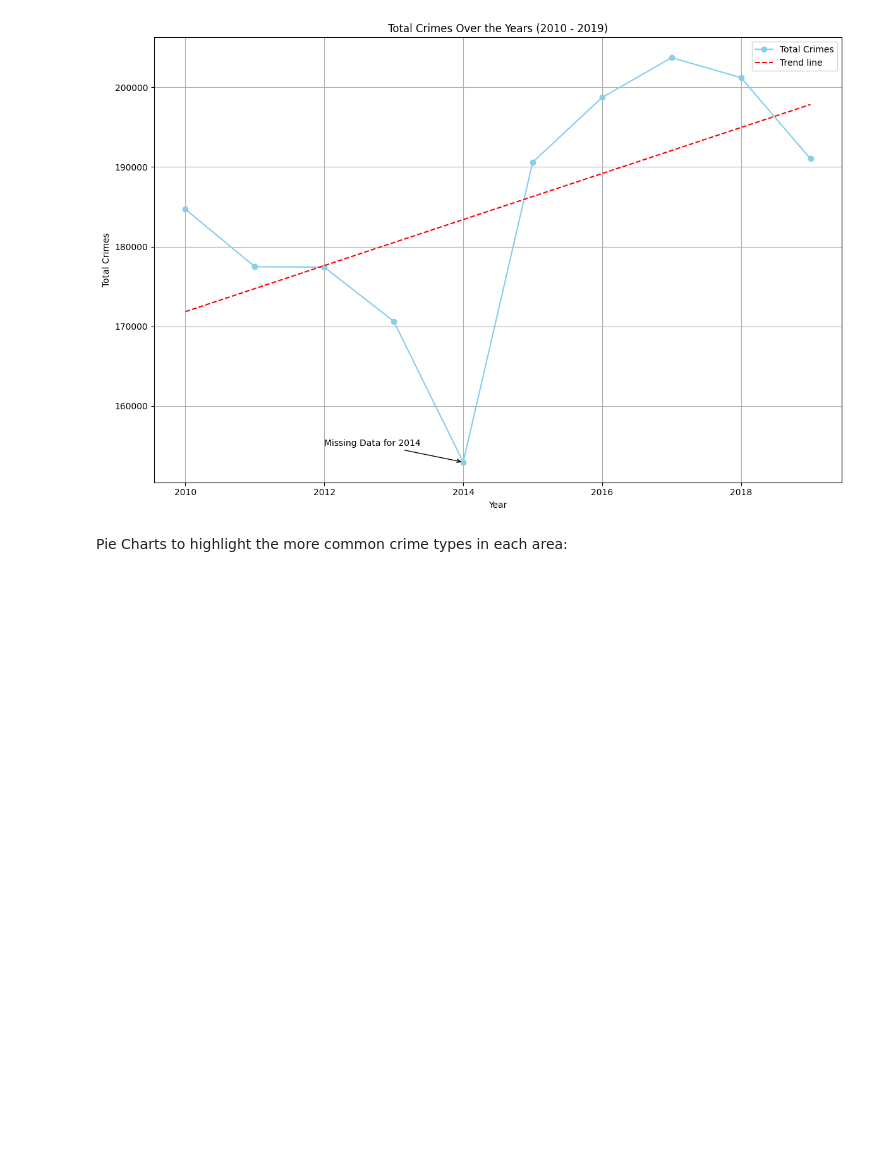
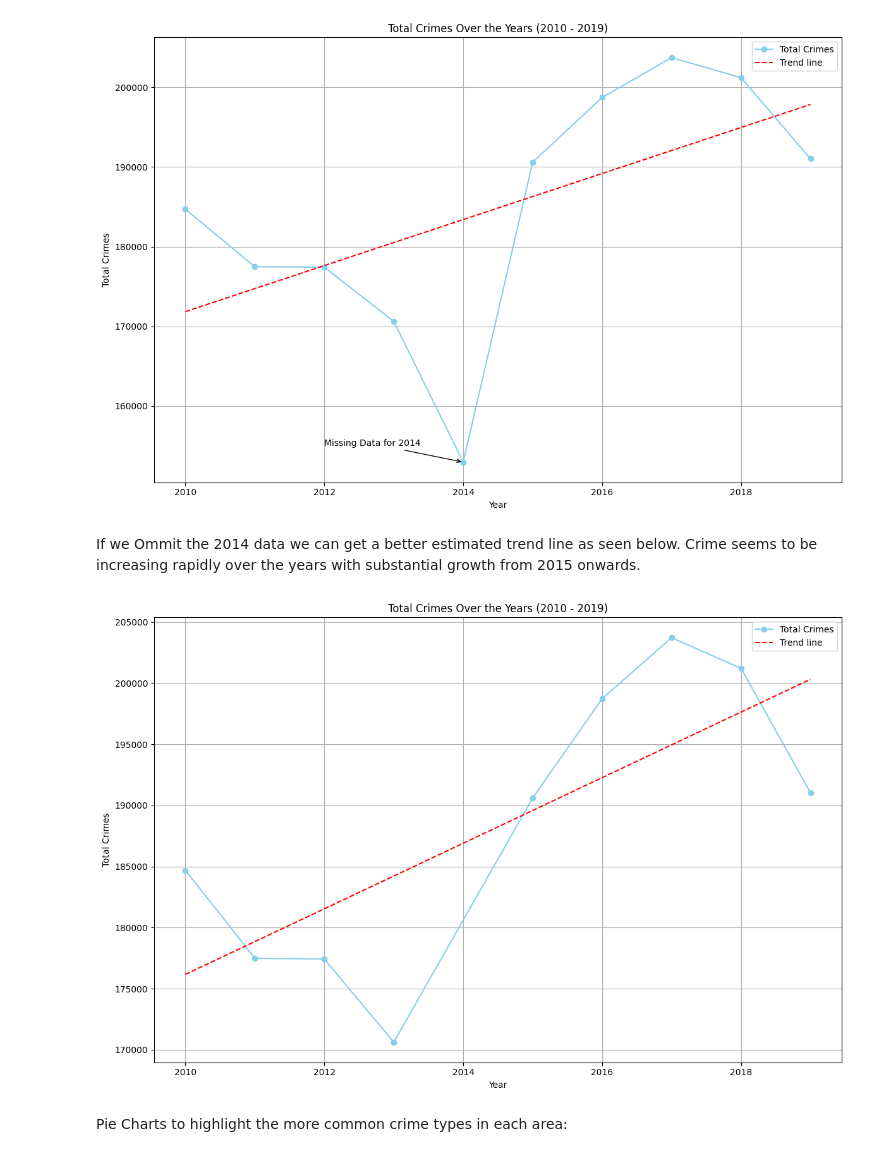
Before and after one commit to Gigilui15/FYP-CrimePrediction, a Jupyter notebook: Scripts/Final Year Project.ipynb, the cells around one changed output. Cells and saved outputs as stored; diff of their text form; code cells hidden in the pictures; blank space fills up the shorter version.

```diff
--- a/Scripts/Final Year Project.ipynb
+++ b/Scripts/Final Year Project.ipynb
@@ -589,6 +589,69 @@ except Exception as error:
     print("Error:", error)
 # %% [output]
 [figure]
+# %% [markdown]
+If we Ommit the 2014 data we can get a better estimated trend line as seen below. Crime seems to be increasing rapidly over the years with substantial growth from 2015 onwards.
+# %%
+import os
+import pandas as pd
+import matplotlib.pyplot as plt
+from sklearn.linear_model import LinearRegression
+from sqlalchemy import create_engine
+
+# Function to create directory if it doesn't exist
+def create_directory(directory):
+    if not os.path.exists(directory):
+        os.makedirs(directory)
+
+# Connection and Error Handling for Postgres DB
+try:
+    # Connect to your PostgreSQL database using SQLAlchemy
+    engine = create_engine('postgresql://postgres:spiderman@localhost:5432/FYP')
+
+    # Query to get the total crimes for each year
+    query = """
+        SELECT year, SUM(total_crimes) AS total_crimes
+        FROM "crime prediction".crime_data_summary
+        GROUP BY year
+        ORDER BY year
+    """
+
+    # Fetch the data from the database using Pandas
+    df = pd.read_sql(query, engine)
+
+    # Exclude 2014 from the data
+    df = df[df['year'] != 2014]
+
+    # Fit a linear regression model
+    X = df['year'].values.reshape(-1, 1)
+    y = df['total_crimes'].values
+    model = LinearRegression().fit(X, y)
+    trend_line = model.predict(X)
+
+    # Plotting
+    plt.figure(figsize=(12, 8))  # Larger image size
+    plt.plot(df['year'], df['total_crimes'], marker='o', color='skyblue', linestyle='-', label='Total Crimes')
+    plt.plot(df['year'], trend_line, color='red', linestyle='--', label='Trend line')
+
+    plt.title("Total Crimes Over the Years (2010 - 2019)")
+    plt.xlabel("Year")
+    plt.ylabel("Total Crimes")
+    plt.grid(True)
+    plt.legend()
+    plt.tight_layout()
+
+    # Create a directory to save the images
+    create_directory("Total Crime Plots")
+
+    # Save the plot as an image in the specified directory
+    plot_filename = os.path.join("Total Crime Plots", "All Time Crime.png")
+    plt.savefig(plot_filename)
+    plt.show()
+
+except Exception as error:
+    print("Error:", error)
+# %% [output]
+[figure, added]
 # %% [markdown]
 Pie Charts to highlight the more common crime types in each area:
 # %%
```
Also changed, not shown: parts of 21 cells of this notebook, 46 other files.
